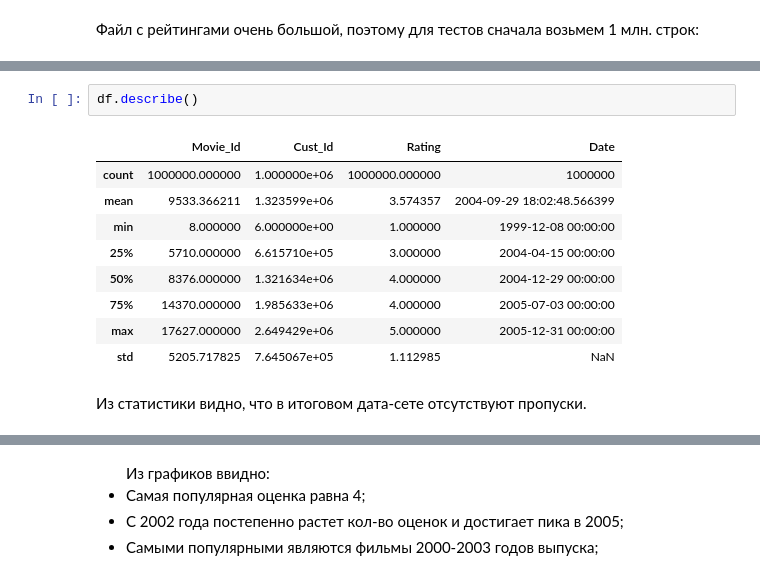
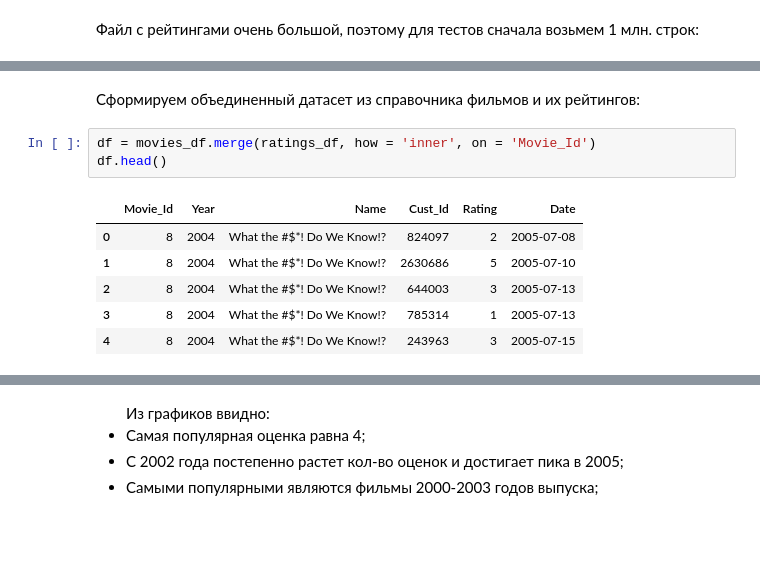
Before and after one commit to AlxndrVslv/data-science, a Jupyter notebook: 11_recommender_system/05_hands_on_project/HW5.ipynb, the cells around one changed output, grey strips where cells are left out. Cells and saved outputs as stored; diff of their text form; blank space fills up the shorter version.

```diff
--- a/11_recommender_system/05_hands_on_project/HW5.ipynb
+++ b/11_recommender_system/05_hands_on_project/HW5.ipynb
@@ -113,14 +88,12 @@ memory usage: 29.6 MB
-# %%
-df.describe()
-# %% [output]
-|  | Movie_Id | Cust_Id | Rating | Date |
-| count | 1000000.000000 | 1.000000e+06 | 1000000.000000 | 1000000 |
-| mean | 9533.366211 | 1.323599e+06 | 3.574357 | 2004-09-29 18:02:48.566399 |
-| min | 8.000000 | 6.000000e+00 | 1.000000 | 1999-12-08 00:00:00 |
-| 25% | 5710.000000 | 6.615710e+05 | 3.000000 | 2004-04-15 00:00:00 |
-| 50% | 8376.000000 | 1.321634e+06 | 4.000000 | 2004-12-29 00:00:00 |
-| 75% | 14370.000000 | 1.985633e+06 | 4.000000 | 2005-07-03 00:00:00 |
-| max | 17627.000000 | 2.649429e+06 | 5.000000 | 2005-12-31 00:00:00 |
-| std | 5205.717825 | 7.645067e+05 | 1.112985 | NaN |
-# %% [markdown]
-Из статистики видно, что в итоговом дата-сете отсутствуют пропуски.
+# %% [markdown]
+Сформируем объединенный датасет из справочника фильмов и их рейтингов:
+# %%
+df = movies_df.merge(ratings_df, how = 'inner', on = 'Movie_Id')
+df.head()
+# %% [output]
+|  | Movie_Id | Year | Name | Cust_Id | Rating | Date |
+| 0 | 8 | 2004 | What the #$*! Do We Know!? | 824097 | 2 | 2005-07-08 |
+| 1 | 8 | 2004 | What the #$*! Do We Know!? | 2630686 | 5 | 2005-07-10 |
+| 2 | 8 | 2004 | What the #$*! Do We Know!? | 644003 | 3 | 2005-07-13 |
+| 3 | 8 | 2004 | What the #$*! Do We Know!? | 785314 | 1 | 2005-07-13 |
+| 4 | 8 | 2004 | What the #$*! Do We Know!? | 243963 | 3 | 2005-07-15 |
```
Also changed, not shown: parts of 28 cells of this notebook, 1 other file.
